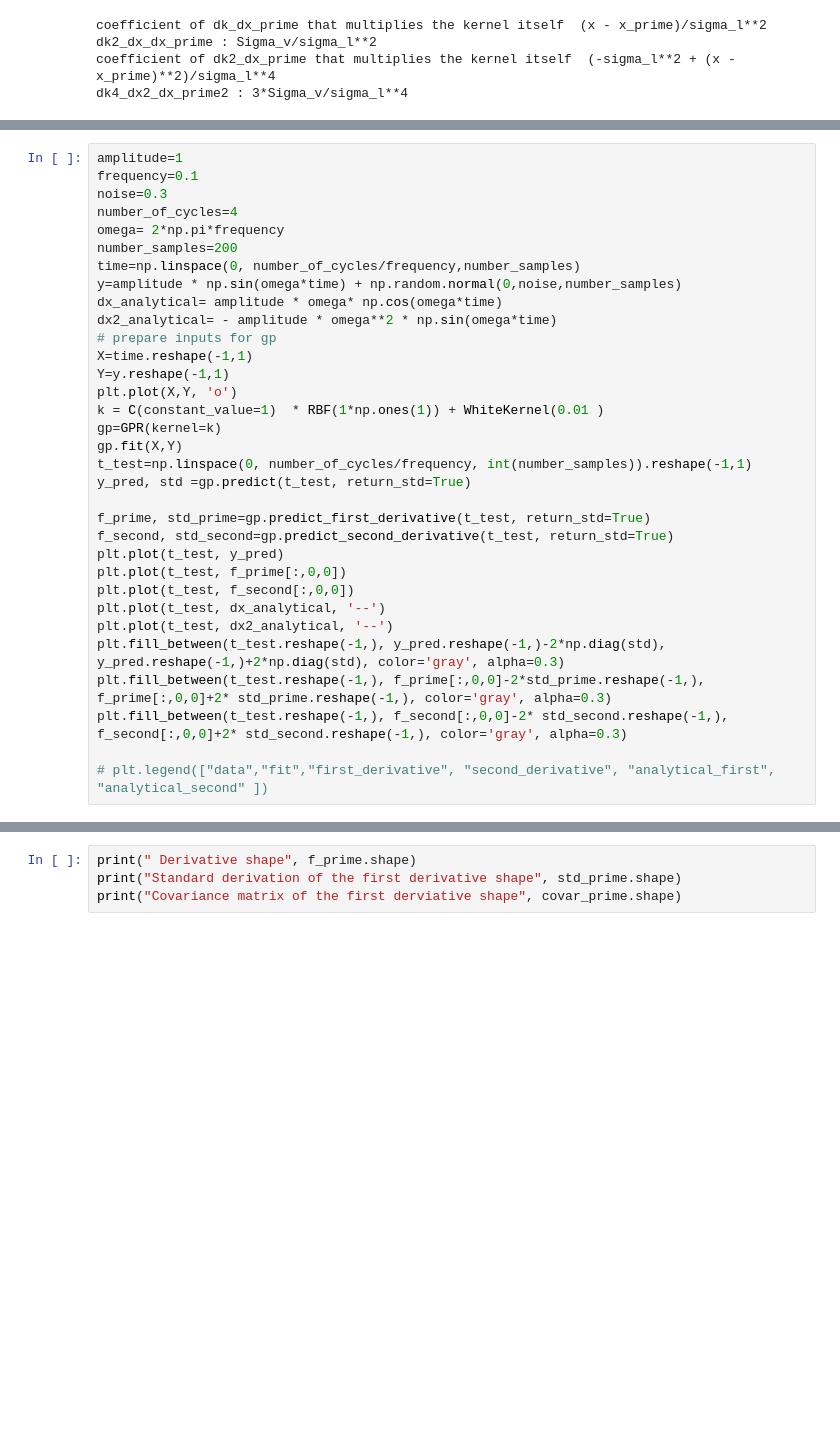
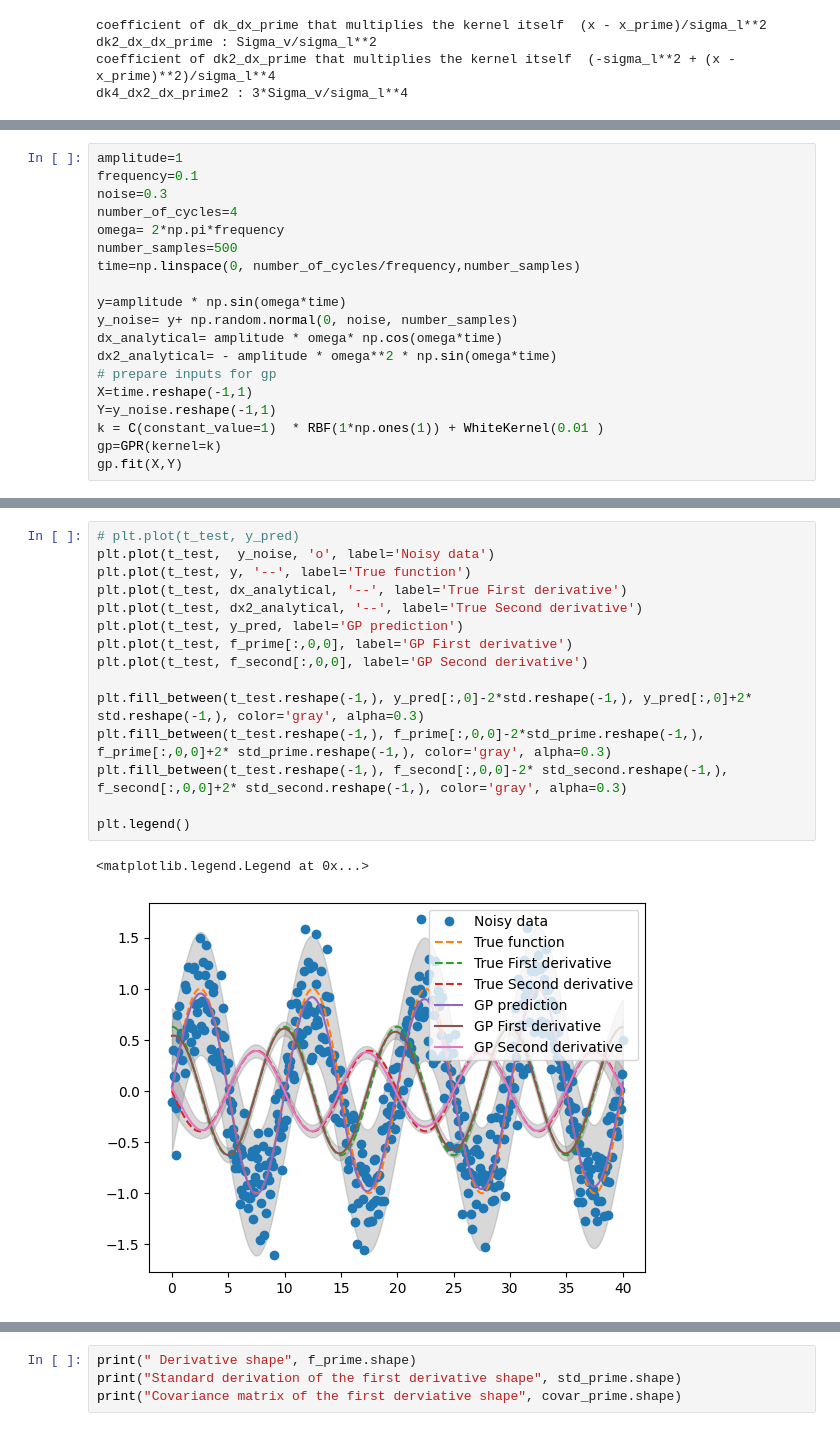
Before and after one commit to franzesegiovanni/gaussian_process_tutorials, a Jupyter notebook: Derivative_of_a_Gaussian_Process_is_a_Gaussian_Process.ipynb, the cells around one changed output, grey strips where cells are left out. Saved outputs shown, nothing was run; the diff lists cells and outputs as text; blank space fills up the shorter version.

Commit message:
fixed a bug in the calculation of the derivatives

```diff
--- a/Derivative_of_a_Gaussian_Process_is_a_Gaussian_Process.ipynb
+++ b/Derivative_of_a_Gaussian_Process_is_a_Gaussian_Process.ipynb
@@ -221,31 +194,17 @@ frequency=0.1
 noise=0.3
 number_of_cycles=4
 omega= 2*np.pi*frequency
-number_samples=200
+number_samples=500
 time=np.linspace(0, number_of_cycles/frequency,number_samples)
-y=amplitude * np.sin(omega*time) + np.random.normal(0,noise,number_samples)
+
+y=amplitude * np.sin(omega*time)
+y_noise= y+ np.random.normal(0, noise, number_samples)
 dx_analytical= amplitude * omega* np.cos(omega*time)
 dx2_analytical= - amplitude * omega**2 * np.sin(omega*time)
 # prepare inputs for gp
 X=time.reshape(-1,1)
-Y=y.reshape(-1,1)
-plt.plot(X,Y, 'o')
+Y=y_noise.reshape(-1,1)
 k = C(constant_value=1)  * RBF(1*np.ones(1)) + WhiteKernel(0.01 )
 gp=GPR(kernel=k)
 gp.fit(X,Y)
-t_test=np.linspace(0, number_of_cycles/frequency, int(number_samples)).reshape(-1,1)
-y_pred, std =gp.predict(t_test, return_std=True)
-
-f_prime, std_prime=gp.predict_first_derivative(t_test, return_std=True)
-f_second, std_second=gp.predict_second_derivative(t_test, return_std=True)
-plt.plot(t_test, y_pred)
-plt.plot(t_test, f_prime[:,0,0])
-plt.plot(t_test, f_second[:,0,0])
-plt.plot(t_test, dx_analytical, '--')
-plt.plot(t_test, dx2_analytical, '--')
-plt.fill_between(t_test.reshape(-1,), y_pred.reshape(-1,)-2*np.diag(std), y_pred.reshape(-1,)+2*np.diag(std), color='gray', alpha=0.3)
-plt.fill_between(t_test.reshape(-1,), f_prime[:,0,0]-2*std_prime.reshape(-1,), f_prime[:,0,0]+2* std_prime.reshape(-1,), color='gray', alpha=0.3)
-plt.fill_between(t_test.reshape(-1,), f_second[:,0,0]-2* std_second.reshape(-1,), f_second[:,0,0]+2* std_second.reshape(-1,), color='gray', alpha=0.3)
-
-# plt.legend(["data","fit","first_derivative", "second_derivative", "analytical_first", "analytical_second" ])
 # %% [output]
@@ -254,3 +218,21 @@ plt.fill_between(t_test.reshape(-1,), f_second[:,0,0]-2* std_second.reshape(-1,)
+# %%
+# plt.plot(t_test, y_pred)
+plt.plot(t_test,  y_noise, 'o', label='Noisy data')
+plt.plot(t_test, y, '--', label='True function')
+plt.plot(t_test, dx_analytical, '--', label='True First derivative')
+plt.plot(t_test, dx2_analytical, '--', label='True Second derivative')
+plt.plot(t_test, y_pred, label='GP prediction')
+plt.plot(t_test, f_prime[:,0,0], label='GP First derivative')
+plt.plot(t_test, f_second[:,0,0], label='GP Second derivative')
+
+plt.fill_between(t_test.reshape(-1,), y_pred[:,0]-2*std.reshape(-1,), y_pred[:,0]+2* std.reshape(-1,), color='gray', alpha=0.3)
+plt.fill_between(t_test.reshape(-1,), f_prime[:,0,0]-2*std_prime.reshape(-1,), f_prime[:,0,0]+2* std_prime.reshape(-1,), color='gray', alpha=0.3)
+plt.fill_between(t_test.reshape(-1,), f_second[:,0,0]-2* std_second.reshape(-1,), f_second[:,0,0]+2* std_second.reshape(-1,), color='gray', alpha=0.3)
+
+plt.legend()
+# %% [output]
+<matplotlib.legend.Legend at 0x...>
+[figure, added]
 # %%
 # create fake dataset with 2 features
 X=np.random.rand(100,2)
```
Also changed, not shown: parts of 7 cells of this notebook.
